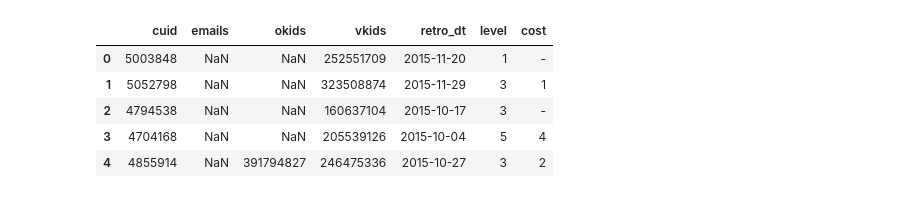
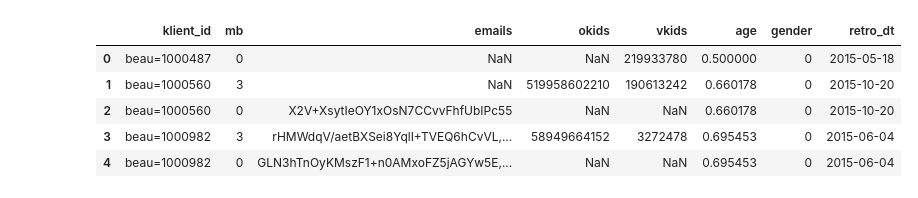
Before and after one commit to anokhin/anokhin.github.io, a Jupyter notebook: notebooks/homecredit/profi.ipynb, the cells around one changed output. Drawn from its saved outputs; the diff is of its cells as text; code cells hidden in the pictures.

```diff
--- a/notebooks/homecredit/profi.ipynb
+++ b/notebooks/homecredit/profi.ipynb
@@ -5,16 +13,15 @@ import numpy as np
 # %%
-IN_PATH = '/Users/anokhin/Desktop/sample_mail_ok_vk_profi_raw_1120.tsv'
-OUT_PATH_LEVELS = '/Users/anokhin/Desktop/profi_levels.la.jss'
-OUT_PATH_COSTS = '/Users/anokhin/Desktop/profi_costs.la.jss'
+IN_PATH = '/Users/anokhin/Desktop/profi_ckat_matched'
+SAMPLE_PATH = '/Users/anokhin/Desktop/profi_ckat_sample'
+LOC_PATH = '/Users/anokhin/Desktop/mailru_km_orders_data_clean_NEW.xlsx'
 # %%
 ts_parser = lambda ts: dt.datetime.strptime(ts, "%Y%m%d")
 df1 = pd.read_csv(
     IN_PATH, sep="\t",
-    header=None, names=['cuid', 'emails', 'okids', 'vkids', 'retro_dt', 'level', 'cost'],
+    header=None, names=['klient_id', 'mb', 'emails', 'okids', 'vkids', 'age', 'gender', 'retro_dt'],
     converters={'retro_dt': ts_parser},
     dtype={"okids": str, "vkids": str}
 )
-print df1["retro_dt"].min(), df1["retro_dt"].max()
 
 df1.head()
 # %% [output]
@@ -22,6 +28,6 @@ df1.head()
-|  | cuid | emails | okids | vkids | retro_dt | level | cost |
-| 0 | 5003848 | NaN | NaN | 252551709 | 2015-11-20 | 1 | - |
-| 1 | 5052798 | NaN | NaN | 323508874 | 2015-11-29 | 3 | 1 |
-| 2 | 4794538 | NaN | NaN | 160637104 | 2015-10-17 | 3 | - |
-| 3 | 4704168 | NaN | NaN | 205539126 | 2015-10-04 | 5 | 4 |
-| 4 | 4855914 | NaN | 391794827 | 246475336 | 2015-10-27 | 3 | 2 |
+|  | klient_id | mb | emails | okids | vkids | age | gender | retro_dt |
+| 0 | beau=1000487 | 0 | NaN | NaN | 219933780 | 0.500000 | 0 | 2015-05-18 |
+| 1 | beau=1000560 | 3 | NaN | 519958602210 | 190613242 | 0.660178 | 0 | 2015-10-20 |
+| 2 | beau=1000560 | 0 | X2V+XsytIeOY1xOsN7CCvvFhfUbIPc55 | NaN | NaN | 0.660178 | 0 | 2015-10-20 |
+| 3 | beau=1000982 | 3 | rHMWdqV/aetBXSei8YqlI+TVEQ6hCvVL,... | 58949664152 | 3272478 | 0.695453 | 0 | 2015-06-04 |
+| 4 | beau=1000982 | 0 | GLN3hTnOyKMszF1+n0AMxoFZ5jAGYw5E,... | NaN | NaN | 0.695453 | 0 | 2015-06-04 |
```
Also changed, not shown: parts of 19 cells of this notebook.
